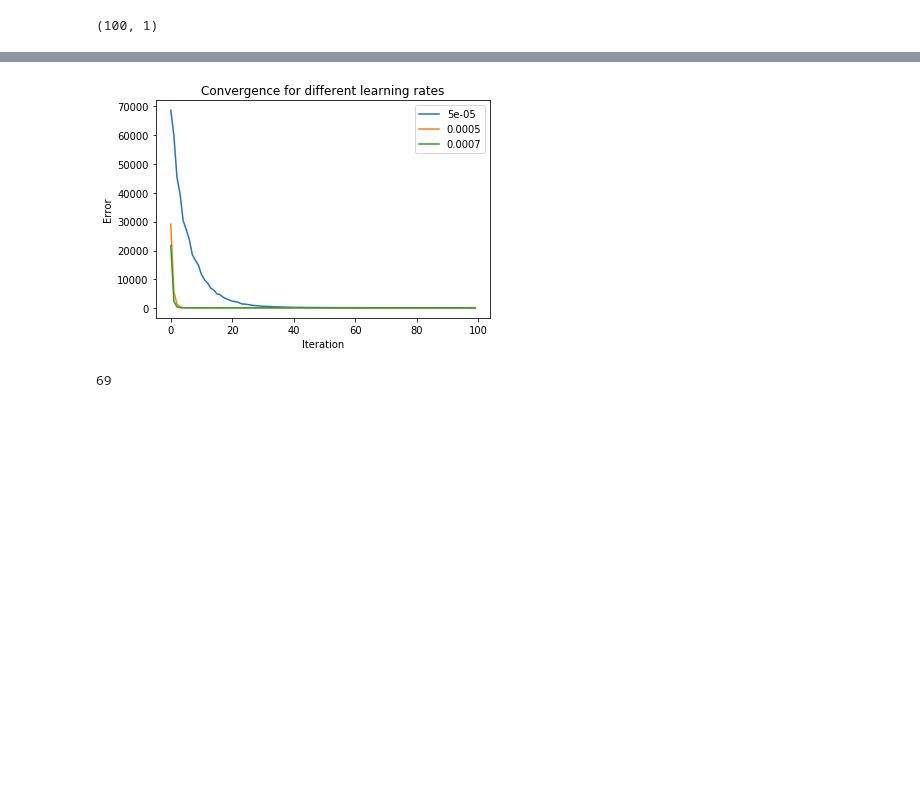
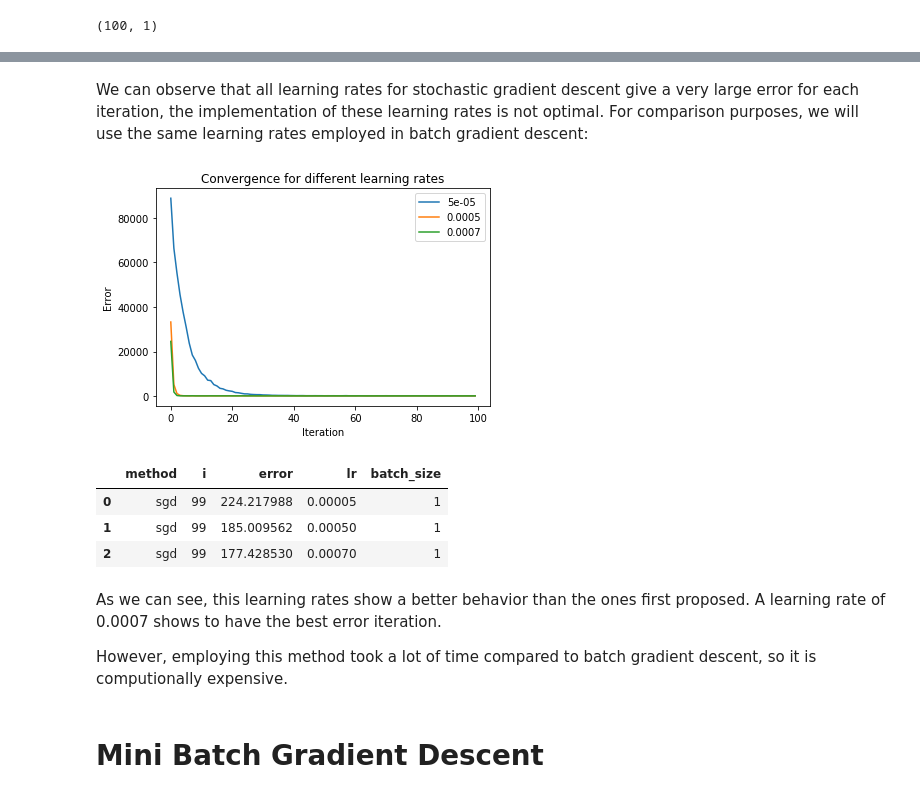
Before and after one commit to Tepi994/DS_Algorithms, a Jupyter notebook: Gradient_Descent_implementations.ipynb, the cells around one changed output, grey strips where cells are left out. Saved outputs shown, nothing was run; the diff lists cells and outputs as text; code cells hidden in the pictures; blank space fills up the shorter version.

```diff
--- a/Gradient_Descent_implementations.ipynb
+++ b/Gradient_Descent_implementations.ipynb
@@ -41,22 +32,26 @@ B_0.shape
 # %%
 def batch_gradient_descent(x_train,y_train,B,it_limit,tolerance,lr):
     i=0
-    df = pd.DataFrame(columns=['i','error'])
+    method = 'batch_gd'
+    batch_size = len(x_train)
+    df = pd.DataFrame(columns=['method','i','error','lr','batch_size'])
     error = np.sum((np.matmul(x_train,B) - y_train)**2)
     while error > tolerance and i < it_limit:
         gradient = np.matmul(np.matmul(B.T,x_train.T)-y_train.T,x_train)
         B = B - lr/x_train.shape[1]*gradient.T
         error = np.sum((np.matmul(x_train,B) - y_train)**2)
-        run = {'i':i, 'error':error}
+        run = {'method':method,'i':i, 'error':error,'lr':lr,'batch_size':batch_size}
         df = df.append(run, ignore_index=True)
 
         i+=1
 
     return df
 # %%
+log_bgd = pd.DataFrame(columns=['method','i','error','lr','batch_size'])
 lrs = [0.00005, 0.0005,0.0007]
 for learning_rate in lrs:
     results = batch_gradient_descent(X,y,B_0,100,100,learning_rate)
+    log_bgd = log_bgd.append(results[-1:],ignore_index = True)
     plt.plot(results['i'],results['error'])
     plt.title("Convergence for different learning rates")
     plt.xlabel("Iteration")
@@ -69,7 +73,8 @@ plt.show()
 # %%
 def stochastic_gradient_descent(x_train,y_train,B,it_limit,tolerance,lr):
-    df = pd.DataFrame(columns=['i','error'])
-
+    df = pd.DataFrame(columns=['method','i','error','lr','batch_size'])
+    method = 'sgd'
+    batch_size = 1
     for i in range(it_limit):
         total_error = 0
         for j in range(x_train.shape[0]):
@@ -82,9 +87,23 @@ def stochastic_gradient_descent(x_train,y_train,B,it_limit,tolerance,lr):
             error = np.sum((np.matmul(X,B) - Y)**2)
             total_error+=error
 
-        run = {'i':i, 'error':total_error}
+        run = {'method':method,'i':i, 'error':total_error,'lr':lr, 'batch_size':batch_size}
         df = df.append(run, ignore_index=True)
 
 
 
     return df
+# %%
+log_sgd = pd.DataFrame(columns=['method','i','error','lr','batch_size'])
+lrs = [0.0005, 0.005,0.01]
+for learning_rate in lrs:
+    results = stochastic_gradient_descent(X,y,B_0,100,100,learning_rate)
+    log_sgd = log_sgd.append(results[-1:],ignore_index = True)
+    plt.plot(results['i'],results['error'])
+    plt.title("Convergence for different learning rates")
+    plt.xlabel("Iteration")
+    plt.ylabel("Error")
+
+
+plt.legend(lrs)
+plt.show()
@@ -91,18 +112,32 @@ def stochastic_gradient_descent(x_train,y_train,B,it_limit,tolerance,lr):
+# %% [markdown]
+We can observe that all learning rates for stochastic gradient descent give a very large error for each iteration, the implementation of these learning rates is not optimal. For comparison purposes, we will use the same learning rates employed in batch gradient descent:
 # %%
+log_sgd = pd.DataFrame(columns=['method','i','error','lr','batch_size'])
 lrs = [0.00005, 0.0005,0.0007]
 for learning_rate in lrs:
     results = stochastic_gradient_descent(X,y,B_0,100,100,learning_rate)
+    log_sgd = log_sgd.append(results[-1:],ignore_index = True)
     plt.plot(results['i'],results['error'])
     plt.title("Convergence for different learning rates")
     plt.xlabel("Iteration")
     plt.ylabel("Error")
 
+
 plt.legend(lrs)
 plt.show()
 # %% [output]
-[figure, old version]
+[figure, new version]
-# %%
-int(np.random.randint(1000, size=1))
-# %% [output]
-69
+# %%
+log_sgd
+# %% [output]
+|  | method | i | error | lr | batch_size |
+| 0 | sgd | 99 | 224.217988 | 0.00005 | 1 |
+| 1 | sgd | 99 | 185.009562 | 0.00050 | 1 |
+| 2 | sgd | 99 | 177.428530 | 0.00070 | 1 |
+# %% [markdown]
+As we can see, this learning rates show a better behavior than the ones first proposed. A learning rate of 0.0007 shows to have the best error iteration.
+
+However, employing this method took a lot of time compared to batch gradient descent, so it is computionally expensive.
+# %% [markdown]
+# Mini Batch Gradient Descent
 # %%
```
Also changed, not shown: parts of 21 cells of this notebook.
